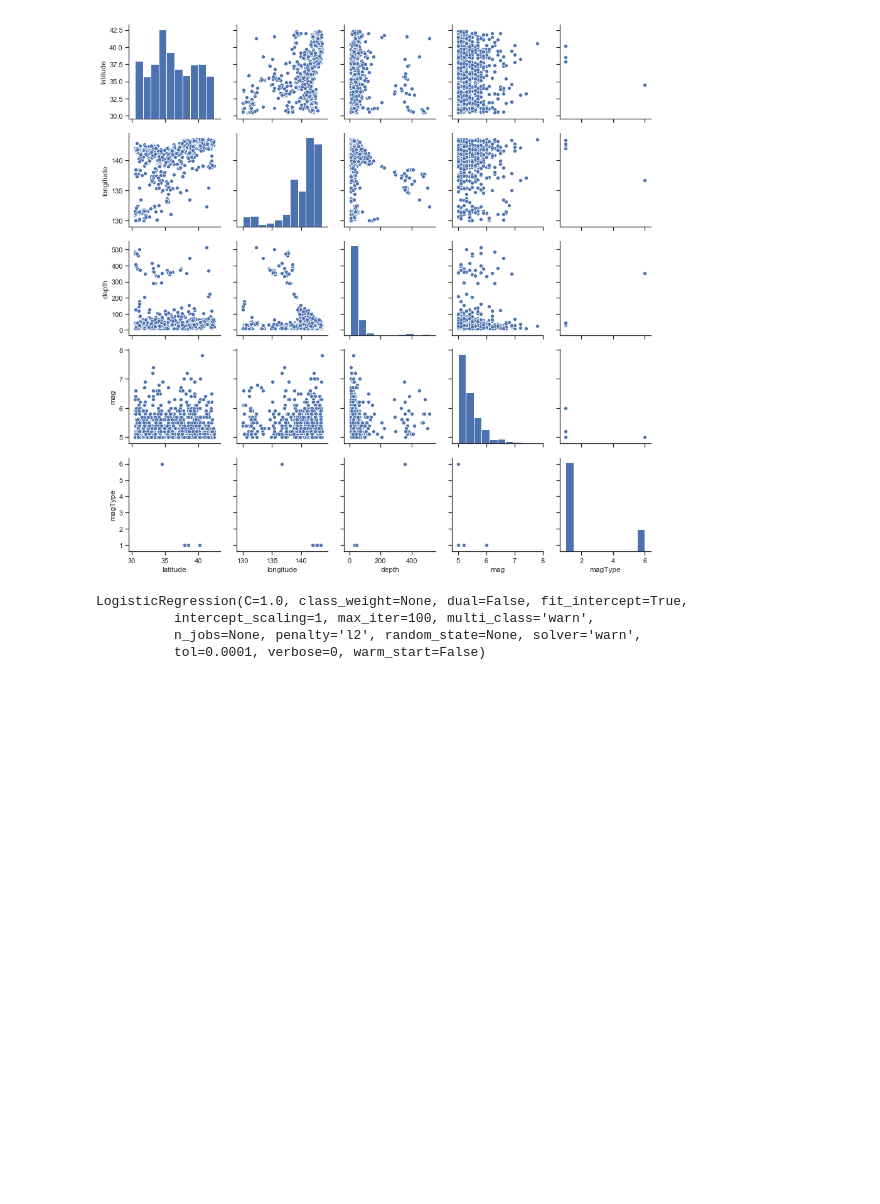
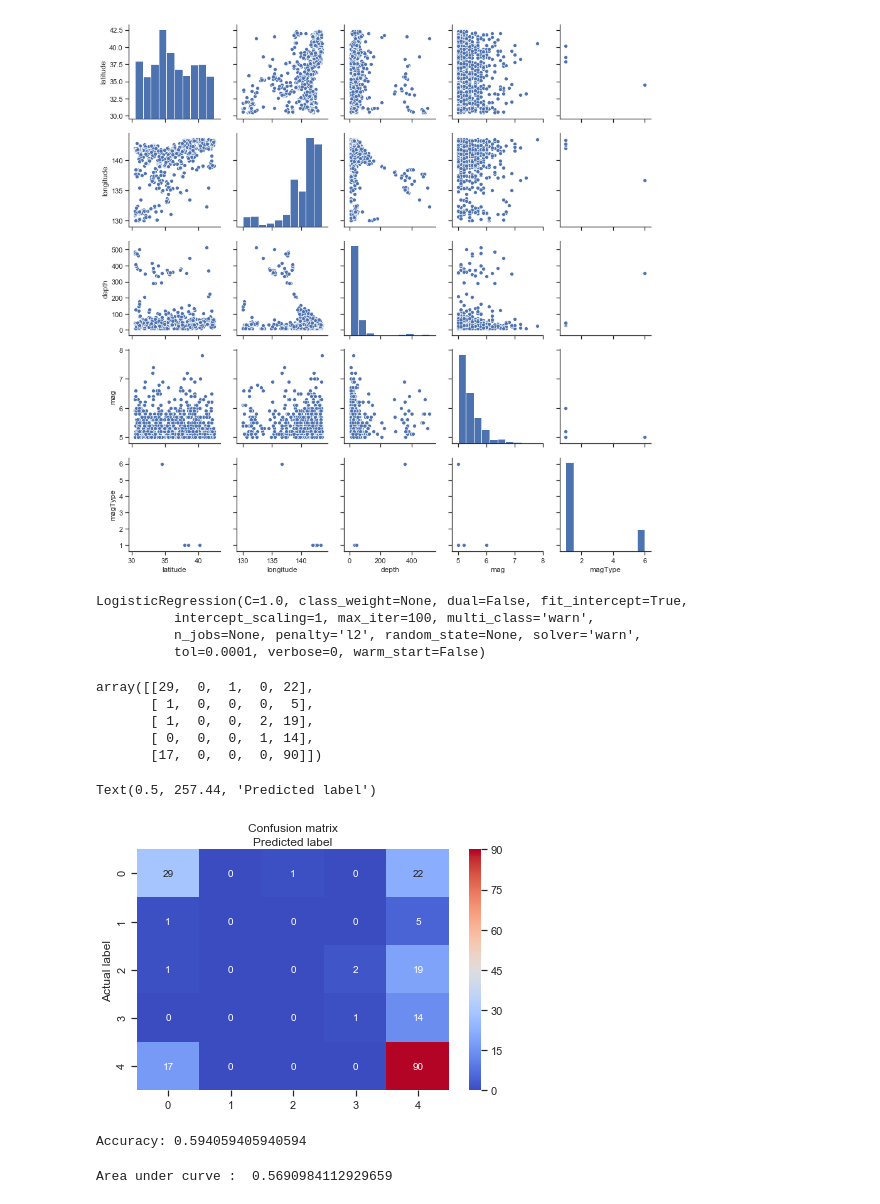
Before and after one commit to labs13-quake-viewer/ds-notebooks, a Jupyter notebook: Earthquake Prediction Model.ipynb, the cells around one changed output. Saved outputs shown, nothing was run; the diff lists cells and outputs as text; code cells hidden in the pictures; blank space fills up the shorter version.

Commit message:
Added Confusion matrix heatmap and ROC AUC

```diff
--- a/Earthquake Prediction Model.ipynb
+++ b/Earthquake Prediction Model.ipynb
@@ -268,3 +268,44 @@ LogisticRegression(C=1.0, class_weight=None, dual=False, fit_intercept=True,
           tol=0.0001, verbose=0, warm_start=False)
 # %%
 y_pred = lr.predict(X_test)
+# %%
+# Confusion Matrix using heatmap
+
+cnf_matrix = metrics.confusion_matrix(y_test, y_pred)
+cnf_matrix
+# %% [output]
+array([[29,  0,  1,  0, 22],
+       [ 1,  0,  0,  0,  5],
+       [ 1,  0,  0,  2, 19],
+       [ 0,  0,  0,  1, 14],
+       [17,  0,  0,  0, 90]])
+# %%
+class_names=[1,2,3,4,5,6]
+fig, ax = plt.subplots()
+tick_marks = np.arange(len(class_names))
+plt.xticks(tick_marks, class_names)
+plt.yticks(tick_marks, class_names)
+sns.heatmap(pd.DataFrame(cnf_matrix), annot=True, cmap="coolwarm" ,fmt='g')
+ax.xaxis.set_label_position("top")
+plt.tight_layout()
+plt.title('Confusion matrix', y=1.1)
+plt.ylabel('Actual label')
+plt.xlabel('Predicted label')
+# %% [output]
+Text(0.5, 257.44, 'Predicted label')
+[figure, added]
+# %%
+print("Accuracy:",metrics.accuracy_score(y_test, y_pred))
+# %% [output]
+Accuracy: 0.594059405940594
+# %%
+def multiclass_roc_auc_score(y_test, y_pred, average="macro"):
+    lb = LabelBinarizer()
+    lb.fit(y_test)
+    y_test = lb.transform(y_test)
+    y_pred = lb.transform(y_pred)
+    return roc_auc_score(y_test, y_pred, average=average)
+auc = multiclass_roc_auc_score(y_test, y_pred, average="macro")
+print("Area under curve : ", auc)
+# %% [output]
+Area under curve :  0.5690984112929659
```
